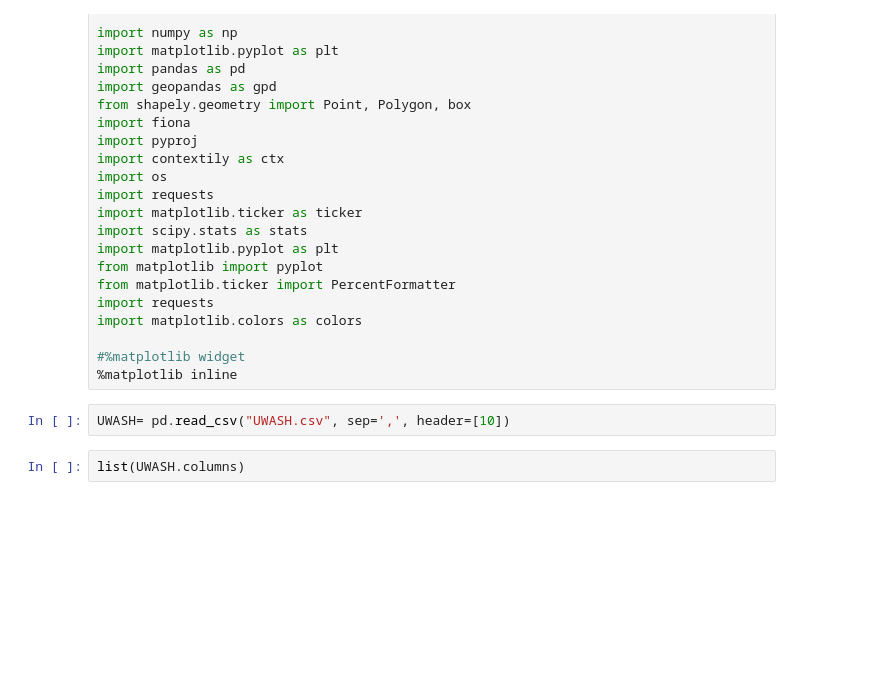
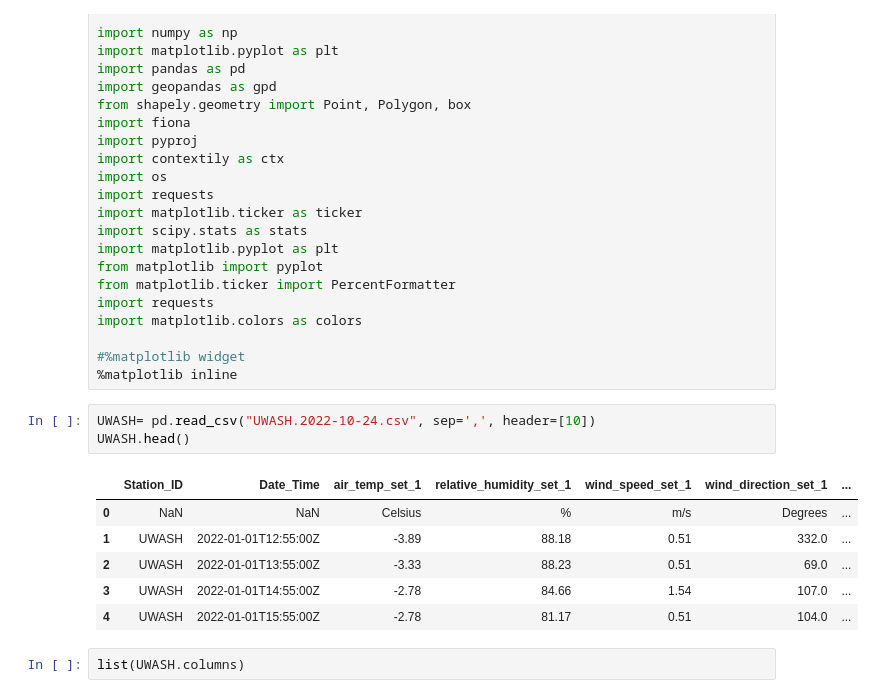
Before and after one commit to aworthyperson/CS4EVEN, a Jupyter notebook: UWASH Outdoor Data/Outdoor ATMSDATA.ipynb, the cells around one changed output. Cells and saved outputs as stored; diff of their text form; blank space fills up the shorter version.

```diff
--- a/UWASH Outdoor Data/Outdoor ATMSDATA.ipynb
+++ b/UWASH Outdoor Data/Outdoor ATMSDATA.ipynb
@@ -27,7 +27,15 @@ import matplotlib.colors as colors
 #%matplotlib widget
 %matplotlib inline
 # %%
-UWASH= pd.read_csv("UWASH.csv", sep=',', header=[10])
+UWASH= pd.read_csv("UWASH.2022-10-24.csv", sep=',', header=[10])
+UWASH.head()
+# %% [output]
+|  | Station_ID | Date_Time | air_temp_set_1 | relative_humidity_set_1 | wind_speed_set_1 | wind_direction_set_1 | ... |
+| 0 | NaN | NaN | Celsius | % | m/s | Degrees | ... |
+| 1 | UWASH | 2022-01-01T12:55:00Z | -3.89 | 88.18 | 0.51 | 332.0 | ... |
+| 2 | UWASH | 2022-01-01T13:55:00Z | -3.33 | 88.23 | 0.51 | 69.0 | ... |
+| 3 | UWASH | 2022-01-01T14:55:00Z | -2.78 | 84.66 | 1.54 | 107.0 | ... |
+| 4 | UWASH | 2022-01-01T15:55:00Z | -2.78 | 81.17 | 0.51 | 104.0 | ... |
 # %%
 list(UWASH.columns)
 # %% [output]
```
Also changed, not shown: parts of 4 cells of this notebook, 1 other file.
